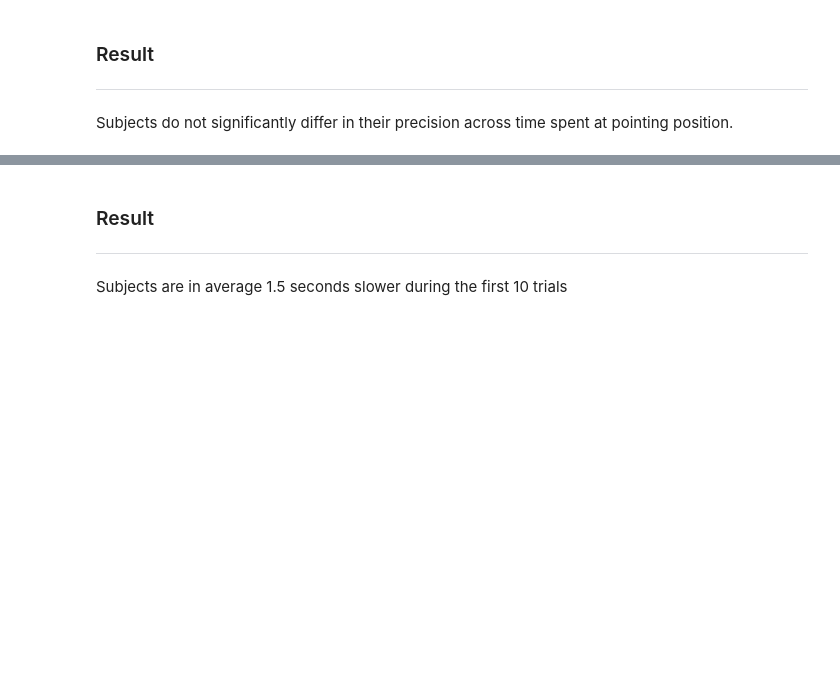
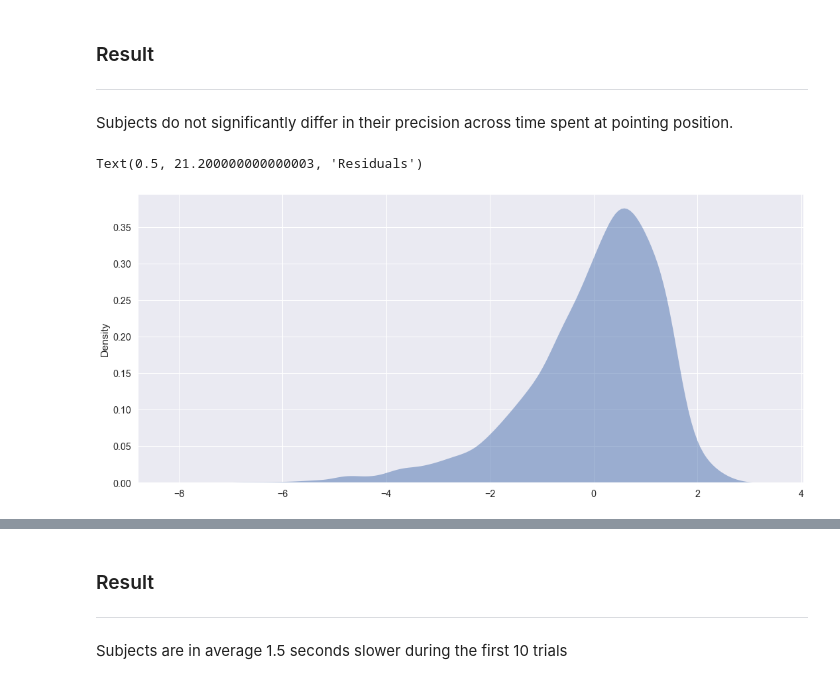
Before and after one commit to tracysanchez/Human_Agents_Impact_Nav, a Jupyter notebook: Joining_FinalData/3_Statistical_Analysis.ipynb, the cells around one changed output, grey strips where cells are left out. Cells and saved outputs as stored; diff of their text form; code cells hidden in the pictures; blank space fills up the shorter version.

```diff
--- a/Joining_FinalData/3_Statistical_Analysis.ipynb
+++ b/Joining_FinalData/3_Statistical_Analysis.ipynb
@@ -83,4 +100,12 @@ Group Var                                                    0.167    0.044
 ### Result
 __________________
 Subjects do not significantly differ in their precision across time spent at pointing position.
+# %%
+#Plotting residual to check for a normal distribution
+sns.kdeplot(model_LM.resid, shade='fill', palette='Crest', alpha=.5, linewidth=0)
+ax.set_title("KDE Plot of Model Residuals (Blue) and Normal Distribution (Black)")
+ax.set_xlabel("Residuals")
+# %% [output]
+Text(0.5, 21.200000000000003, 'Residuals')
+[figure, added]
 # %%
```
Also changed, not shown: parts of 33 cells of this notebook, 15 other files.
